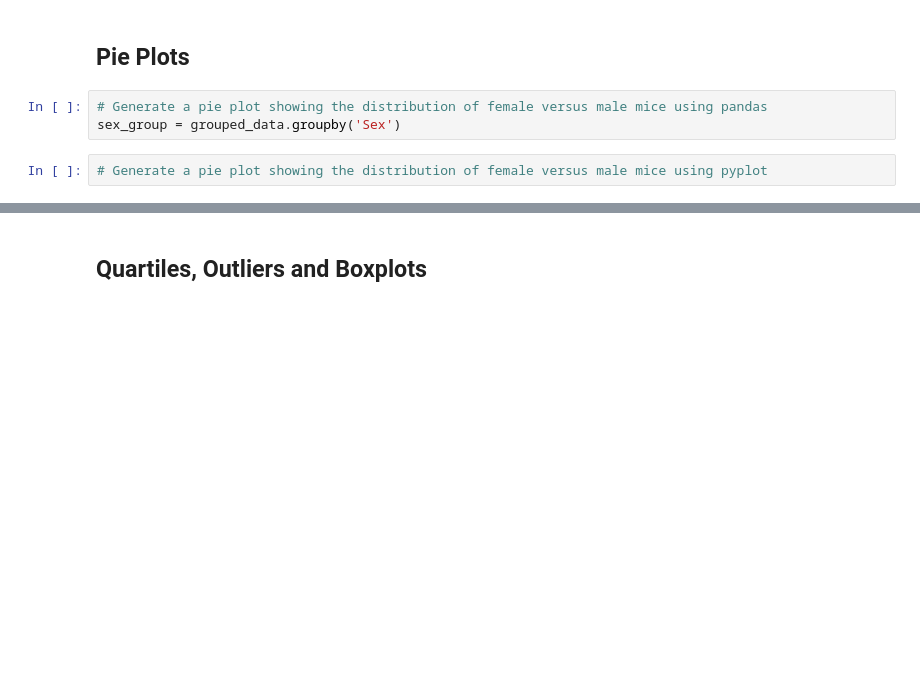
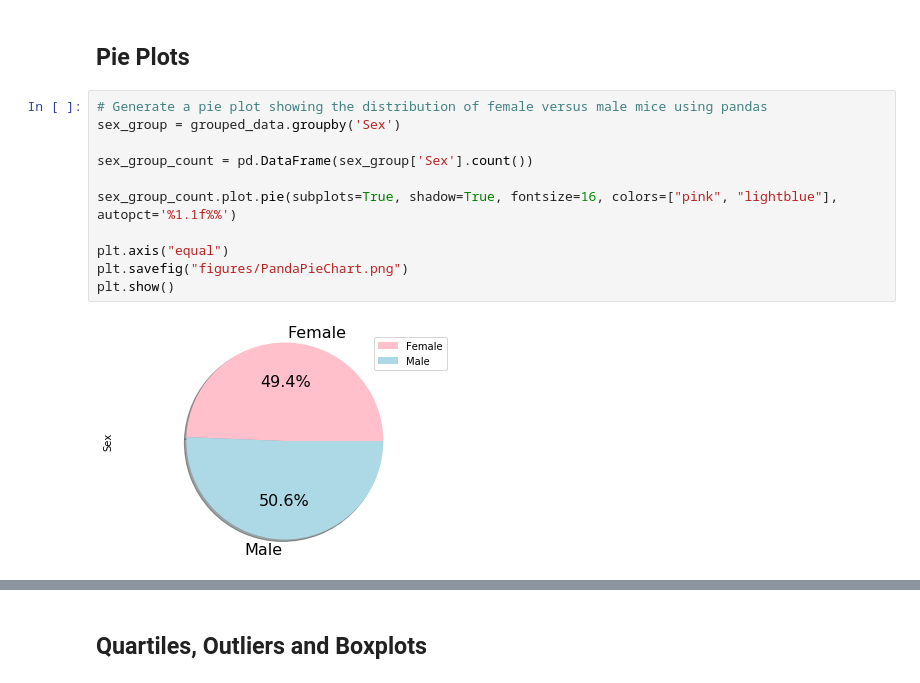
Before and after one commit to Zachary-A-Frame/pymaceuticals, a Jupyter notebook: Pymaceuticals/pymaceuticals_starter.ipynb, the cells around one changed output, grey strips where cells are left out. Saved outputs shown, nothing was run; the diff lists cells and outputs as text; blank space fills up the shorter version.

Commit message:
Added figures, upcoming linregress.

```diff
--- a/Pymaceuticals/pymaceuticals_starter.ipynb
+++ b/Pymaceuticals/pymaceuticals_starter.ipynb
@@ -162,5 +162,13 @@ plt.show()
 # %%
 # Generate a pie plot showing the distribution of female versus male mice using pandas
 sex_group = grouped_data.groupby('Sex')
+
+sex_group_count = pd.DataFrame(sex_group['Sex'].count())
+
+sex_group_count.plot.pie(subplots=True, shadow=True, fontsize=16, colors=["pink", "lightblue"], autopct='%1.1f%%')
+
+plt.axis("equal")
+plt.savefig("figures/PandaPieChart.png")
+plt.show()
+# %% [output]
+[figure, added]
-# %%
-# Generate a pie plot showing the distribution of female versus male mice using pyplot
```
Also changed, not shown: parts of 14 cells of this notebook, 5 other files.
